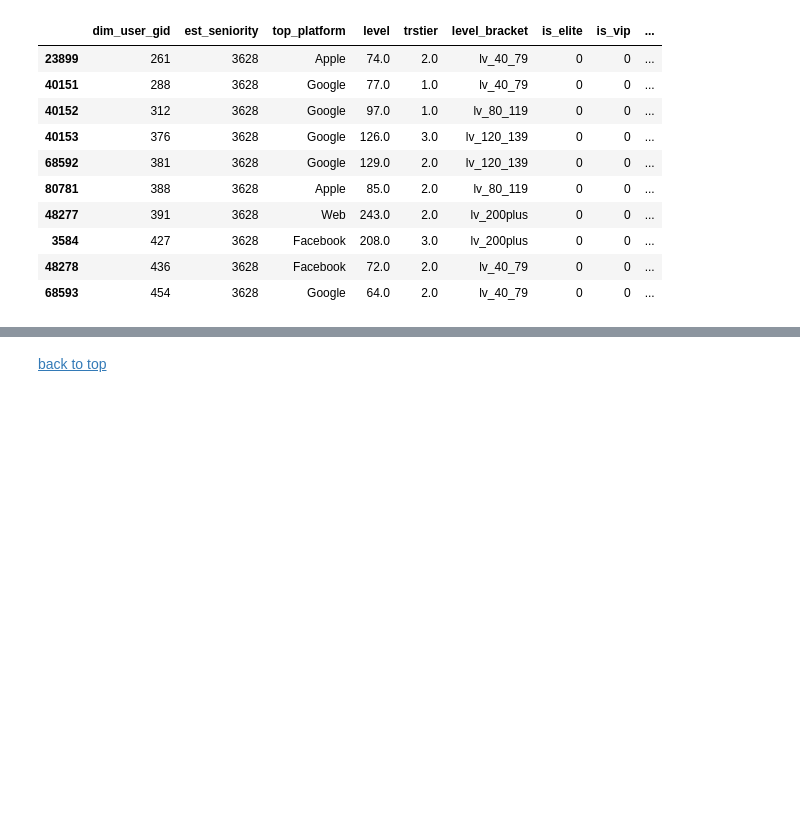
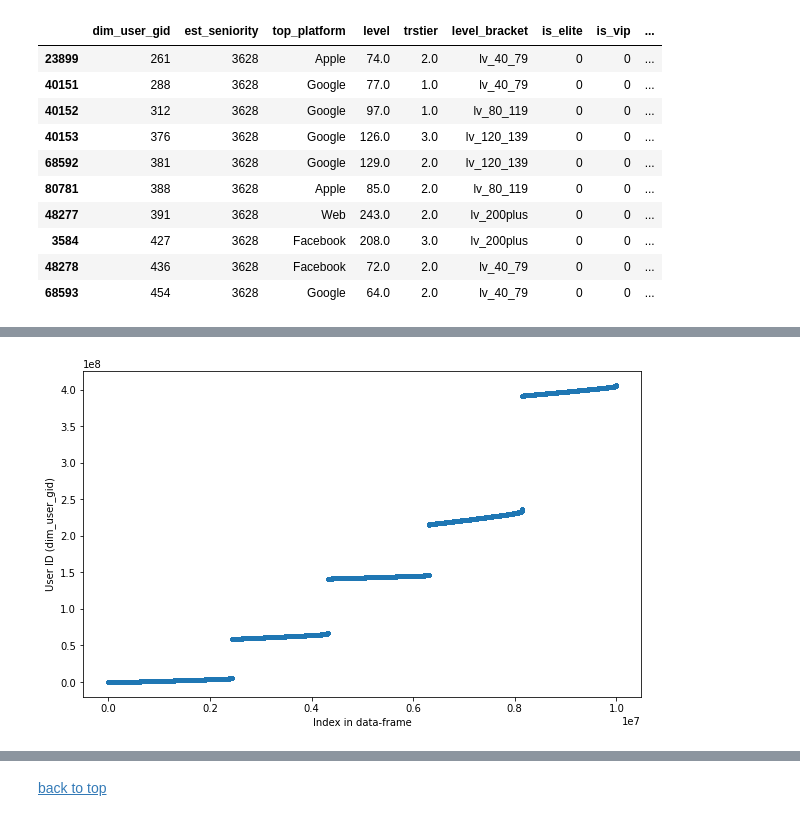
Before and after one commit to AlexanderLoebel/Homogeneity, a Jupyter notebook: Exploratory Data Analysis of the historical features - Part 1.ipynb, the cells around one changed output, grey strips where cells are left out. Saved outputs shown, nothing was run; the diff lists cells and outputs as text; code cells hidden in the pictures; blank space fills up the shorter version.

```diff
--- a/Exploratory Data Analysis of the historical features - Part 1.ipynb
+++ b/Exploratory Data Analysis of the historical features - Part 1.ipynb
@@ -464,0 +467,9 @@ data_for_clustering.head(10)
+# %%
+file_name_seniority = "Data/data_install_date_and_seniority.pkl"
+# %%
+# Loading the data that includes the install dates and the actual seniority of each user.
+# The seniority column was calculated from the first install date ('First_Install_ts' column) and the date the
+# training data was downloaded from the vertica (in this case it was the 15-09-2022).
+data_install_date = pd.read_pickle(file_name_seniority)
+data_install_date = data_install_date.sort_values(by = ['UserId'])
+data_install_date.head(10)
@@ -464,0 +488,5 @@ data_for_clustering.head(10)
+# %%
+# Changing the UserId to dim_user_gid, so it will be easier to merge the two data-frames that were originated from
+# two different vericas.
+data_install_date.rename(columns = {'UserId':'dim_user_gid'}, inplace = True)
+data_install_date.head(10)
@@ -464,0 +505,9 @@ data_for_clustering.head(10)
+# %%
+# Looking at the user id values.
+fig = plt.figure(figsize = (10, 6))
+plt.plot(range(data_install_date.shape[0]), data_install_date["dim_user_gid"], '.')
+plt.xlabel('Index in data-frame')
+plt.ylabel('User ID (dim_user_gid)')
+plt.show()
+# %% [output]
+[figure, added]
```
Also changed, not shown: parts of 16 cells of this notebook, 2 other files.
